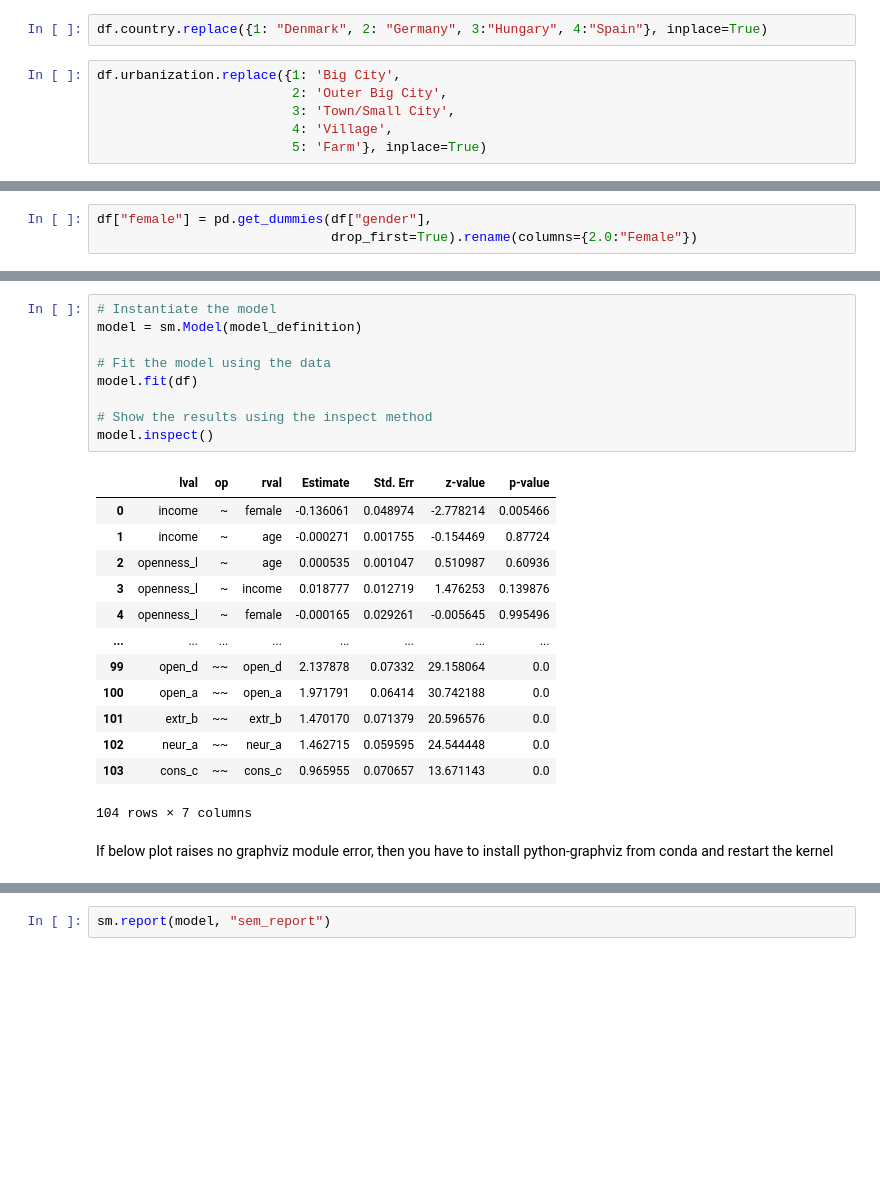
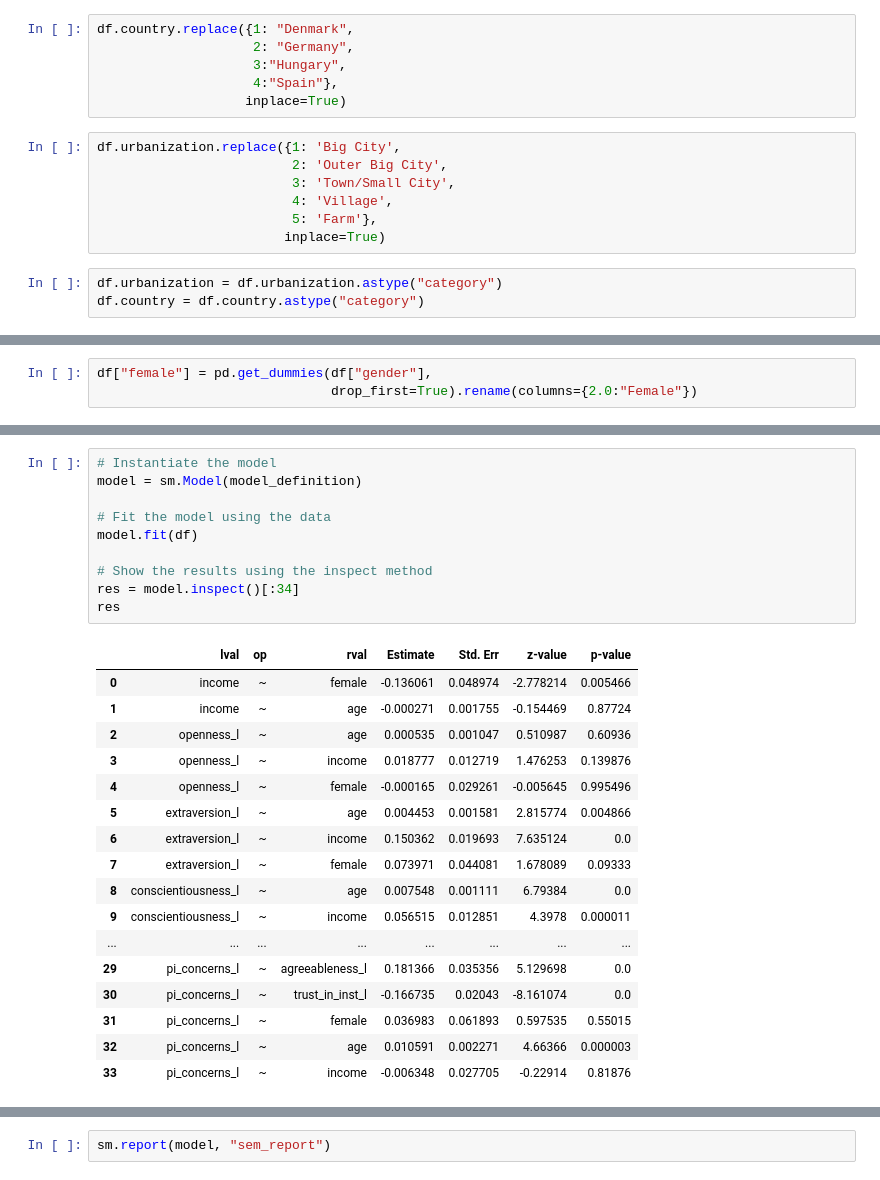
Before and after one commit to tugberkcapraz/pi_concerns, a Jupyter notebook: Post.ipynb, the cells around one changed output, grey strips where cells are left out. Cells and saved outputs as stored; diff of their text form; blank space fills up the shorter version.

```diff
--- a/Post.ipynb
+++ b/Post.ipynb
@@ -265,10 +283,18 @@ df.head()
 # %% [markdown]
 In this analysis I will not use categorical variables as my predictors in the modelling section. However, I still want to convert these two categorical variables into their proper types. I keep them ready, in case I want to explore further research avenues by involving these two into my models.
 # %%
-df.country.replace({1: "Denmark", 2: "Germany", 3:"Hungary", 4:"Spain"}, inplace=True)
+df.country.replace({1: "Denmark",
+                    2: "Germany",
+                    3:"Hungary",
+                    4:"Spain"},
+                   inplace=True)
 # %%
 df.urbanization.replace({1: 'Big City',
                          2: 'Outer Big City',
                          3: 'Town/Small City',
                          4: 'Village',
-                         5: 'Farm'}, inplace=True)
+                         5: 'Farm'},
+                        inplace=True)
+# %%
+df.urbanization = df.urbanization.astype("category")
+df.country = df.country.astype("category")
@@ -684,25 +736,28 @@ model_definition = """
 # %%
 # Instantiate the model
 model = sm.Model(model_definition)
 
 # Fit the model using the data
 model.fit(df)
 
 # Show the results using the inspect method
-model.inspect()
+res = model.inspect()[:34]
+res
 # %% [output]
 |  | lval | op | rval | Estimate | Std. Err | z-value | p-value |
 | 0 | income | ~ | female | -0.136061 | 0.048974 | -2.778214 | 0.005466 |
 | 1 | income | ~ | age | -0.000271 | 0.001755 | -0.154469 | 0.87724 |
 | 2 | openness_l | ~ | age | 0.000535 | 0.001047 | 0.510987 | 0.60936 |
 | 3 | openness_l | ~ | income | 0.018777 | 0.012719 | 1.476253 | 0.139876 |
 | 4 | openness_l | ~ | female | -0.000165 | 0.029261 | -0.005645 | 0.995496 |
+| 5 | extraversion_l | ~ | age | 0.004453 | 0.001581 | 2.815774 | 0.004866 |
+| 6 | extraversion_l | ~ | income | 0.150362 | 0.019693 | 7.635124 | 0.0 |
+| 7 | extraversion_l | ~ | female | 0.073971 | 0.044081 | 1.678089 | 0.09333 |
+| 8 | conscientiousness_l | ~ | age | 0.007548 | 0.001111 | 6.79384 | 0.0 |
+| 9 | conscientiousness_l | ~ | income | 0.056515 | 0.012851 | 4.3978 | 0.000011 |
 | ... | ... | ... | ... | ... | ... | ... | ... |
-| 99 | open_d | ~~ | open_d | 2.137878 | 0.07332 | 29.158064 | 0.0 |
-| 100 | open_a | ~~ | open_a | 1.971791 | 0.06414 | 30.742188 | 0.0 |
-| 101 | extr_b | ~~ | extr_b | 1.470170 | 0.071379 | 20.596576 | 0.0 |
-| 102 | neur_a | ~~ | neur_a | 1.462715 | 0.059595 | 24.544448 | 0.0 |
-| 103 | cons_c | ~~ | cons_c | 0.965955 | 0.070657 | 13.671143 | 0.0 |
+| 29 | pi_concerns_l | ~ | agreeableness_l | 0.181366 | 0.035356 | 5.129698 | 0.0 |
+| 30 | pi_concerns_l | ~ | trust_in_inst_l | -0.166735 | 0.02043 | -8.161074 | 0.0 |
+| 31 | pi_concerns_l | ~ | female | 0.036983 | 0.061893 | 0.597535 | 0.55015 |
+| 32 | pi_concerns_l | ~ | age | 0.010591 | 0.002271 | 4.66366 | 0.000003 |
+| 33 | pi_concerns_l | ~ | income | -0.006348 | 0.027705 | -0.22914 | 0.81876 |
-104 rows × 7 columns
-# %% [markdown]
-If below plot raises no graphviz module error, then you have to install python-graphviz from conda and restart the kernel
```
Also changed, not shown: parts of 96 cells of this notebook, 23 other files.
